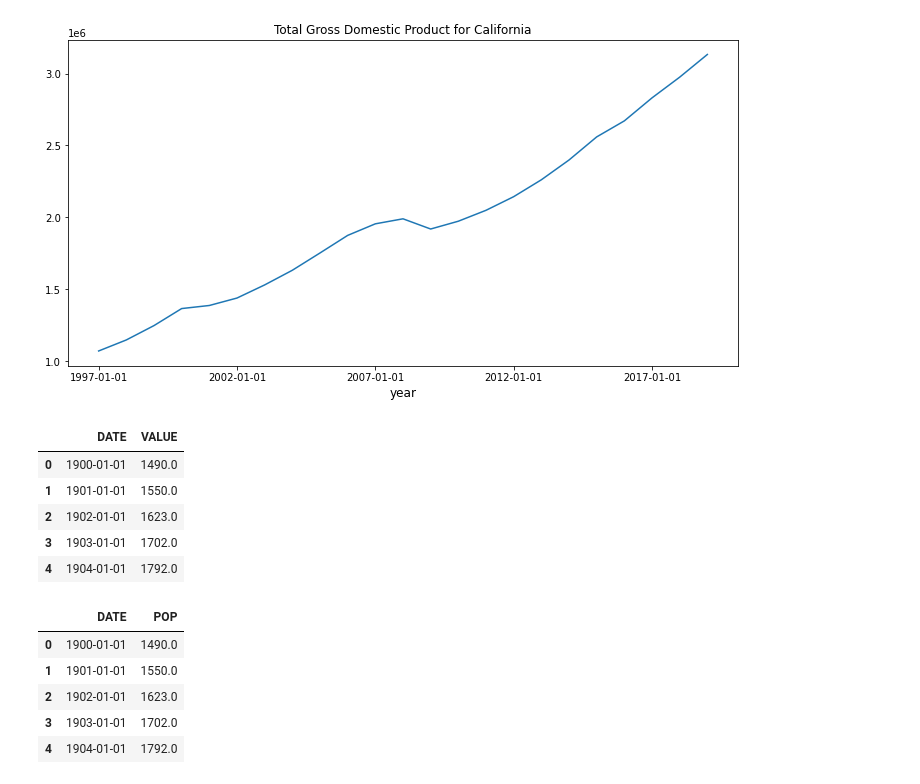
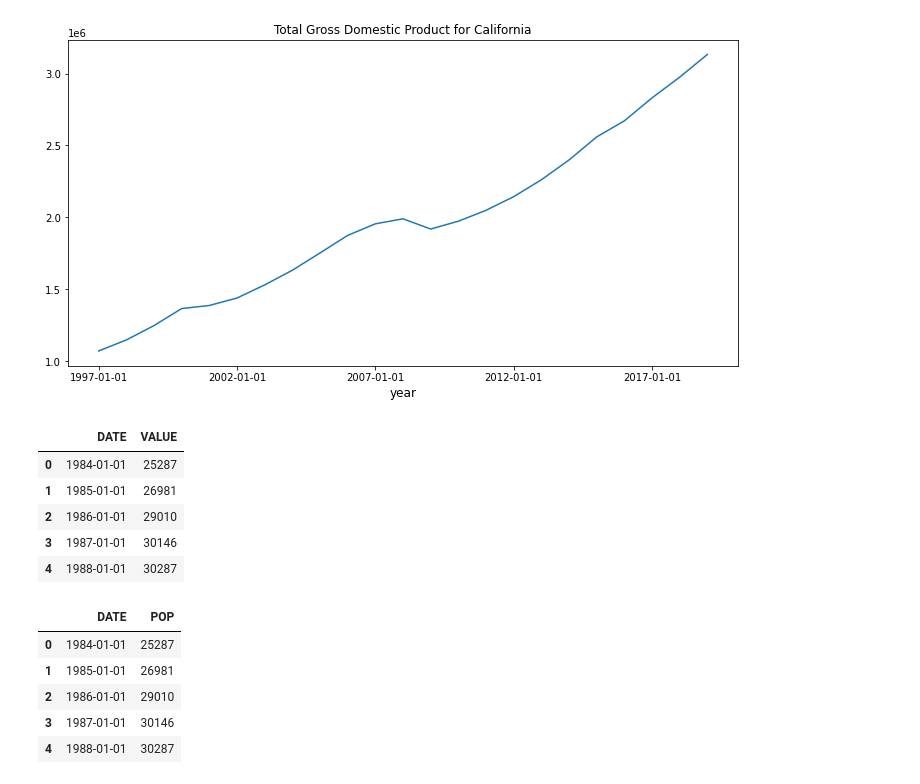
Before and after one commit to yuanyi-611/project149, a Jupyter notebook: Project.ipynb, the cells around one changed output. Drawn from its saved outputs; the diff is of its cells as text; code cells hidden in the pictures.

```diff
--- a/Project.ipynb
+++ b/Project.ipynb
@@ -142,26 +142,26 @@ plt.show()
 [figure]
 # %%
 #Access Data
-url = 'http://research.stlouisfed.org/fred2/series/CAPOP/downloaddata/CAPOP.csv'
-data = pd.read_csv(url, parse_dates=True)
-data.head()
+url_r = 'http://research.stlouisfed.org/fred2/series/CAPOP/downloaddata/CAPOP.csv'
+data_r = pd.read_csv(url, parse_dates=True)
+data_r.head()
 # %% [output]
 |  | DATE | VALUE |
-| 0 | 1900-01-01 | 1490.0 |
-| 1 | 1901-01-01 | 1550.0 |
-| 2 | 1902-01-01 | 1623.0 |
-| 3 | 1903-01-01 | 1702.0 |
-| 4 | 1904-01-01 | 1792.0 |
+| 0 | 1984-01-01 | 25287 |
+| 1 | 1985-01-01 | 26981 |
+| 2 | 1986-01-01 | 29010 |
+| 3 | 1987-01-01 | 30146 |
+| 4 | 1988-01-01 | 30287 |
 # %%
-data.columns=['DATE','POP']
+data_r.columns=['DATE','POP']
 # %%
-data.head()
+data_r.head()
 # %% [output]
 |  | DATE | POP |
-| 0 | 1900-01-01 | 1490.0 |
-| 1 | 1901-01-01 | 1550.0 |
-| 2 | 1902-01-01 | 1623.0 |
-| 3 | 1903-01-01 | 1702.0 |
-| 4 | 1904-01-01 | 1792.0 |
+| 0 | 1984-01-01 | 25287 |
+| 1 | 1985-01-01 | 26981 |
+| 2 | 1986-01-01 | 29010 |
+| 3 | 1987-01-01 | 30146 |
+| 4 | 1988-01-01 | 30287 |
 # %%
 #Summary Statistics for Unemployment Rate
```
Also changed, not shown: parts of 9 cells of this notebook.
